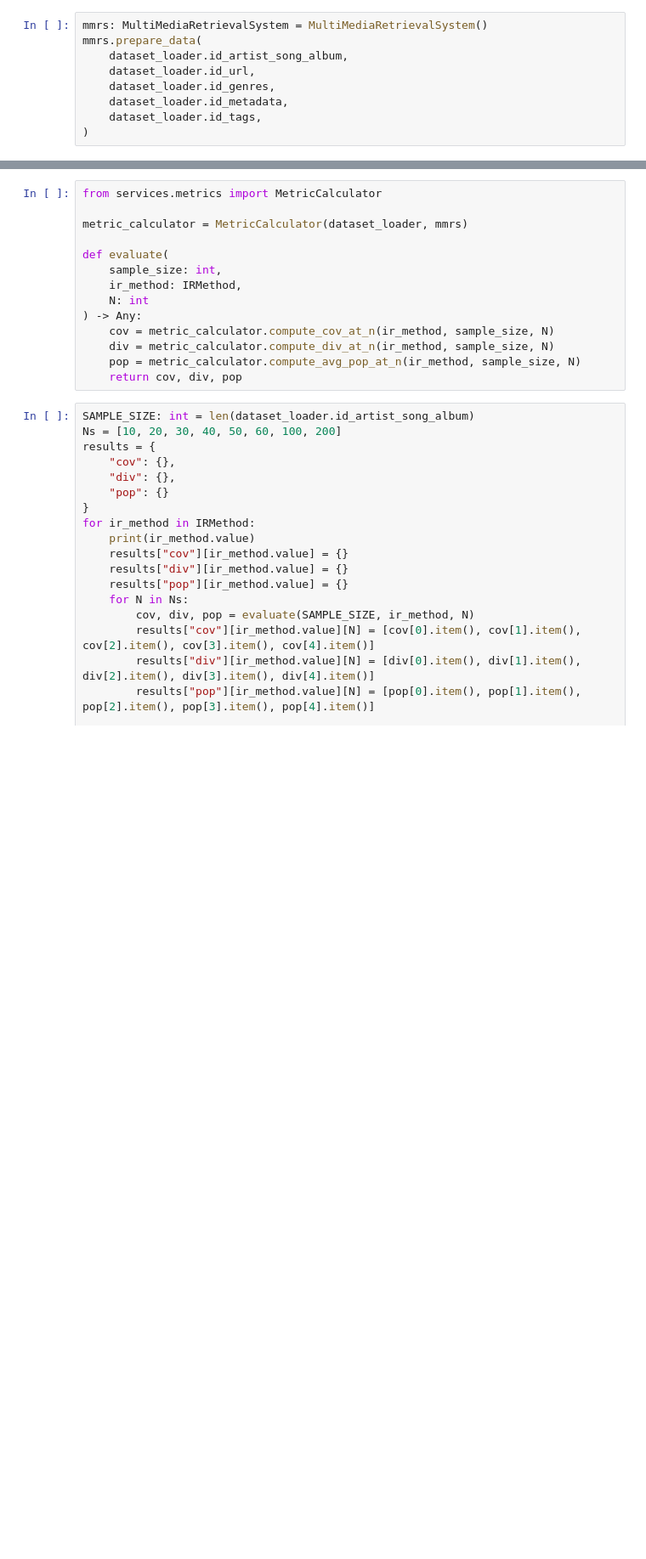
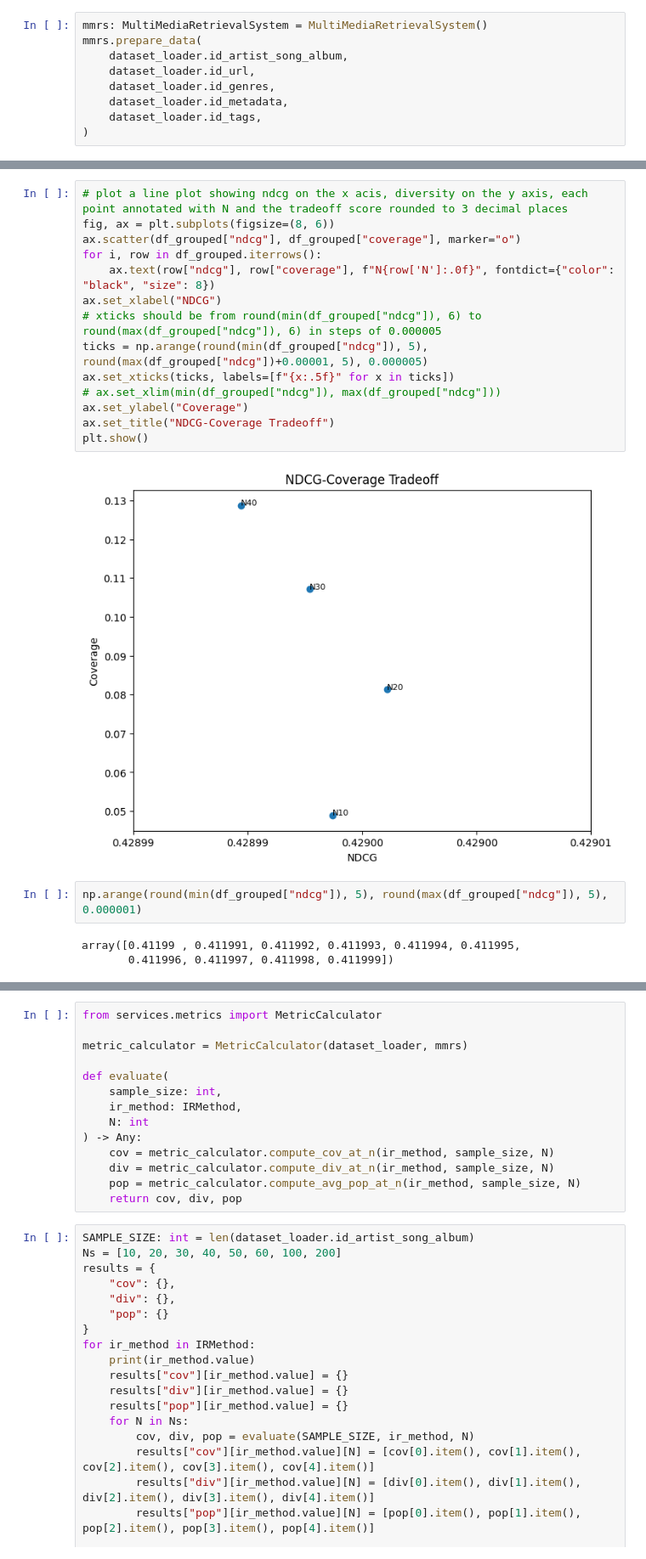
Before and after one commit to xthomsiix/MMSR-project, a Jupyter notebook: dev/task_2_ndcg_tradeoff.ipynb, the cells around one changed output, grey strips where cells are left out. Shown: that part at 85% size. Drawn from its saved outputs; the diff is of its cells as text; blank space fills up the shorter version.

```diff
--- a/dev/task_2_ndcg_tradeoff.ipynb
+++ b/dev/task_2_ndcg_tradeoff.ipynb
@@ -27,0 +166,21 @@ mmrs.prepare_data(
+# %%
+# plot a line plot showing ndcg on the x acis, diversity on the y axis, each point annotated with N and the tradeoff score rounded to 3 decimal places
+fig, ax = plt.subplots(figsize=(8, 6))
+ax.scatter(df_grouped["ndcg"], df_grouped["coverage"], marker="o")
+for i, row in df_grouped.iterrows():
+    ax.text(row["ndcg"], row["coverage"], f"N{row['N']:.0f}", fontdict={"color": "black", "size": 8})
+ax.set_xlabel("NDCG")
+# xticks should be from round(min(df_grouped["ndcg"]), 6) to round(max(df_grouped["ndcg"]), 6) in steps of 0.000005
+ticks = np.arange(round(min(df_grouped["ndcg"]), 5), round(max(df_grouped["ndcg"])+0.00001, 5), 0.000005)
+ax.set_xticks(ticks, labels=[f"{x:.5f}" for x in ticks])
+# ax.set_xlim(min(df_grouped["ndcg"]), max(df_grouped["ndcg"]))
+ax.set_ylabel("Coverage")
+ax.set_title("NDCG-Coverage Tradeoff")
+plt.show()
+# %% [output]
+[figure, added]
+# %%
+np.arange(round(min(df_grouped["ndcg"]), 5), round(max(df_grouped["ndcg"]), 5), 0.000001)
+# %% [output]
+array([0.41199 , 0.411991, 0.411992, 0.411993, 0.411994, 0.411995,
+       0.411996, 0.411997, 0.411998, 0.411999])
```
Also changed, not shown: parts of 15 cells of this notebook, 8 other files.
